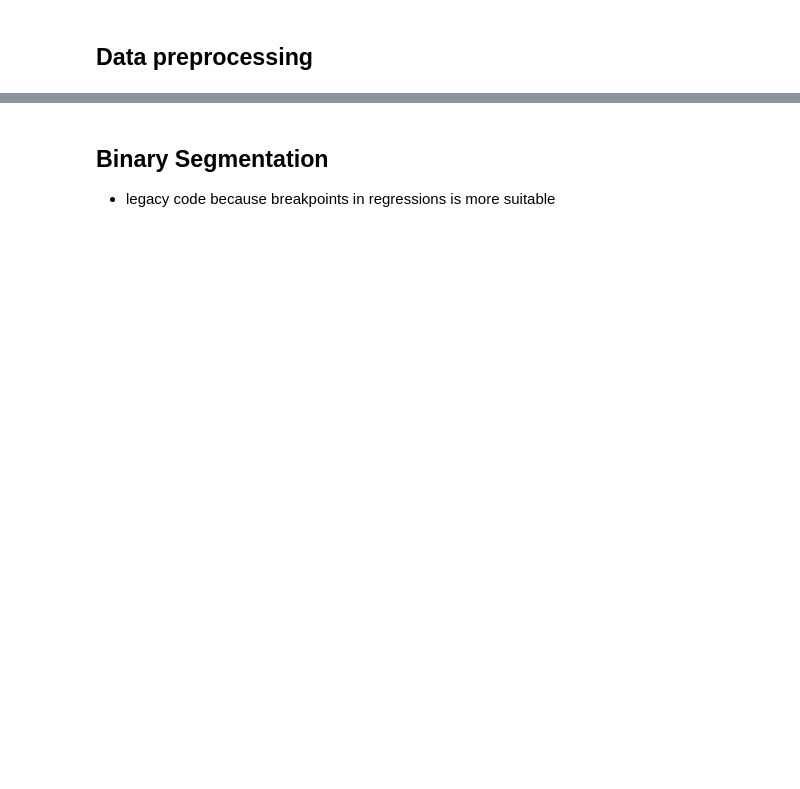
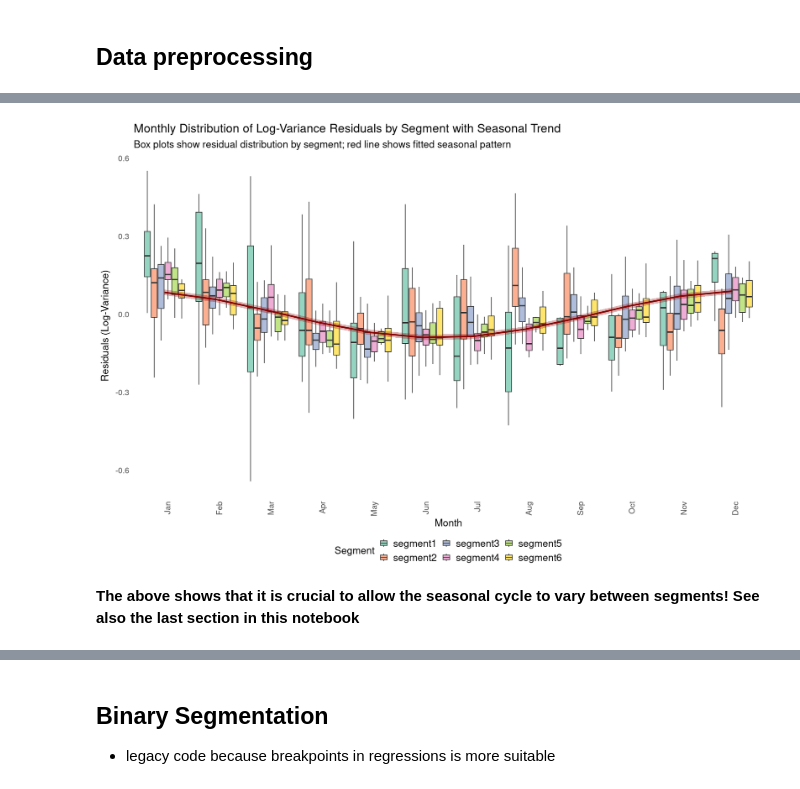
Before and after one commit to hschoeller/wp22a, a Jupyter notebook: notebooks/ChangePoints.ipynb, the cells around one changed output, grey strips where cells are left out. Cells and saved outputs as stored; diff of their text form; code cells hidden in the pictures; blank space fills up the shorter version.

```diff
--- a/notebooks/ChangePoints.ipynb
+++ b/notebooks/ChangePoints.ipynb
@@ -234,3 +313,46 @@ seasonal_df <- data.frame(
+# %%
+p <- ggplot(combined_dataset, aes(x = factor(month), fill = segment_no_seas)) +
+    # Box plots for residuals by month and segment
+    geom_boxplot(aes(y = y_deseas),
+        alpha = 0.7,
+        outlier.shape = NA, # Remove outliers
+        width = 0.7, # Make boxes narrower
+        position = position_dodge(width = 0.8) # Space out the boxes
+    ) +
+    # Use a color palette that works well with 6 segments
+    scale_fill_brewer(type = "qual", palette = "Set2", name = "Segment") +
+    geom_ribbon(
+        data = new_season,
+        aes(x = month, ymin = lwr, ymax = upr, group = 1, fill = NULL),
+        alpha = 0.3,
+        fill = "darkred",
+        inherit.aes = FALSE
+    ) +
+    # Add seasonal trend line
+    geom_line(
+        data = new_season,
+        aes(x = month, y = fit, group = 1, fill = NULL),
+        color = "darkred",
+        size = 1.2,
+        linetype = "solid",
+        inherit.aes = FALSE
+    ) +
+    # Customize the plot
+    scale_x_discrete(labels = month.abb) +
+    labs(
+        title = "Monthly Distribution of Log-Variance Residuals by Segment with Seasonal Trend",
+        subtitle = "Box plots show residual distribution by segment; red line shows fitted seasonal pattern",
+        x = "Month",
+        y = "Residuals (Log-Variance)"
+    ) +
+    THEME_PUB_LARGE
+
+# Display the plot
+print(p)
+# %% [output]
+[figure, added]
+# %% [markdown]
+**The above shows that it is crucial to allow the seasonal cycle to vary between segments! See also the last section in this notebook**
 # %%
 p <- ggplot(combined_dataset, aes(x = factor(month))) +
     # Box plots for residuals by month
```
Also changed, not shown: parts of 39 cells of this notebook, 2 other files.
